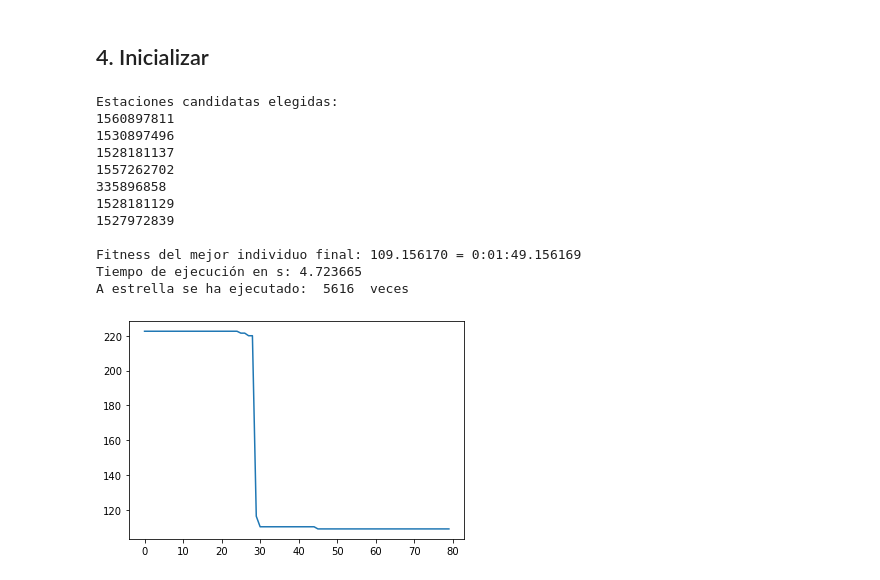
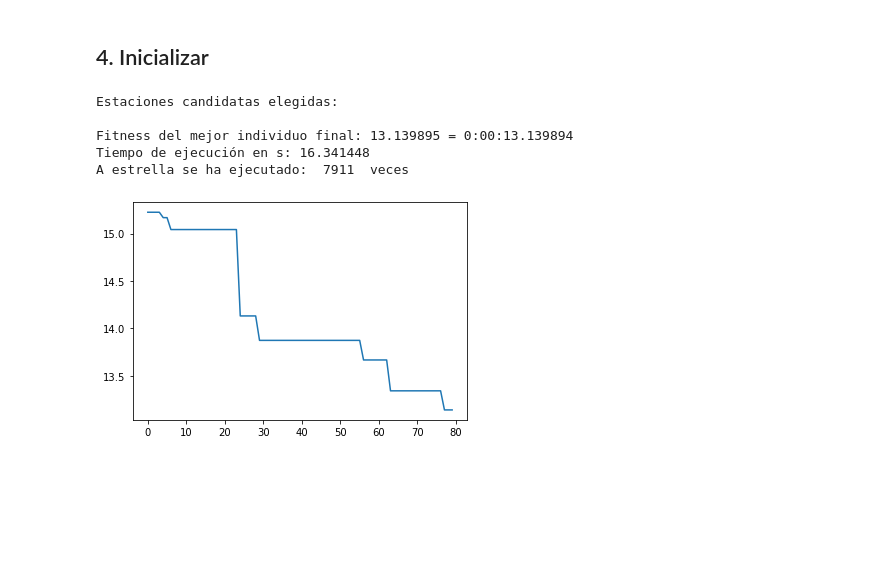
Before and after one commit to albertoPerez25/Sistemas-Inteligentes-P2, a Jupyter notebook: P2_AlbertoPerez_MArcosLopez.ipynb, the cells around one changed output. Cells and saved outputs as stored; diff of their text form; code cells hidden in the pictures; blank space fills up the shorter version.

Commit message:
Otro cambio para hacer las estadistcas más rapido

```diff
--- a/P2_AlbertoPerez_MArcosLopez.ipynb
+++ b/P2_AlbertoPerez_MArcosLopez.ipynb
@@ -451,8 +451,8 @@ class Evolutivo(ABC):
                 self.reemplazar(hijos, i)
 
         #Finalización
-        for ind in self.mejorIndividuo:
-            print(self.candidatos[ind][0])
+        #for ind in self.mejorIndividuo:
+        #    print(self.candidatos[ind][0]) Esto lo he comentado para tardar menos en hacer las estadisticas
         self.tFinal = time.time()
         x = list(range(0,self.nGeneracionesMaximas))
         plt.plot(x,y)
@@ -738,44 +738,37 @@ medium1 = 'problems/medium/calle_agustina_aroca_albacete_500_1_candidates_89_ns_
 medium2 = 'problems/medium/calle_palmas_de_gran_canaria_albacete_500_2_candidates_167_ns_23.json' #tarda mas
 medium3 = 'problems/medium/calle_f_albacete_2000_0_candidates_25_ns_4.json'
 
 large1 = 'problems/large/calle_cardenal_tabera_y_araoz_albacete_1000_2_candidates_104_ns_22.json'
 large2 = 'problems/large/calle_del_virrey_morcillo_albacete_1000_1_candidates_598_ns_99.json'
 large3 = 'problems/large/calle_herreros_albacete_1000_4_candidates_496_ns_14.json'
 large4 = 'problems/large/calle_industria_albacete_1000_0_candidates_122_ns_8.json'
 large5 = 'problems/large/calle_industria_albacete_1000_2_candidates_549_ns_71.json'
 
 huge1 = 'problems/huge/calle_de_josé_carbajal_albacete_2000_2_candidates_1254_ns_110.json'
 huge2 = 'problems/huge/calle_de_josé_carbajal_albacete_5000_2_candidates_537_ns_12.json'
 
-RUTAJSON = small1
+RUTAJSON = medium1
 
 h1 = Heuristica1(Problema(RUTAJSON)) # Euclidea
 h2 = Heuristica2(Problema(RUTAJSON)) # Geodesica. Más precisa, menor rendimiento
 h3 = Heuristica3(Problema(RUTAJSON)) # Manhattan
 h4 = Heuristica4(Problema(RUTAJSON)) # Harvesine. Ligeramente peor que Geodesica, aumenta rendimiento ligeramente para el evolutivo.
 
 problema = Problema(RUTAJSON)
 usarCacheIntermedia = True     # Coste menos preciso, mucho menor coste de rendimiento
 aestrella = AEstrella(problema, h2, usarCacheIntermedia)
 
 #random.seed(777) # Para tener resultados reproducibles
 print("Estaciones candidatas elegidas:")
 #nGeneracionesMaximas, tamTorneo, tamPoblacion , tasaMutacion, tasaCruce
 #evolutivoTorneo(80, 8, 100, .1, 1, aestrella, problema).genetico()
-evolutivoRango(80,100,.1,1,aestrella,problema).genetico()
-#evolutivoFitness(80,100,.1,1,aestrella,problema).genetico()
+#evolutivoRango(80,100,.1,1,aestrella,problema).genetico()
+evolutivoFitness(80,100,.1,1,aestrella,problema).genetico()
 #plt.show()
 # %% [output]
 Estaciones candidatas elegidas:
-1560897811
-1530897496
-1528181137
-1557262702
-335896858
-1528181129
-1527972839
 
-Fitness del mejor individuo final: 109.156170 = 0:01:49.156169
-Tiempo de ejecución en s: 4.723665
-A estrella se ha ejecutado:  5616  veces
+Fitness del mejor individuo final: 13.139895 = 0:00:13.139894
+Tiempo de ejecución en s: 16.341448
+A estrella se ha ejecutado:  7911  veces
-[figure, old version]
+[figure, new version]
```
